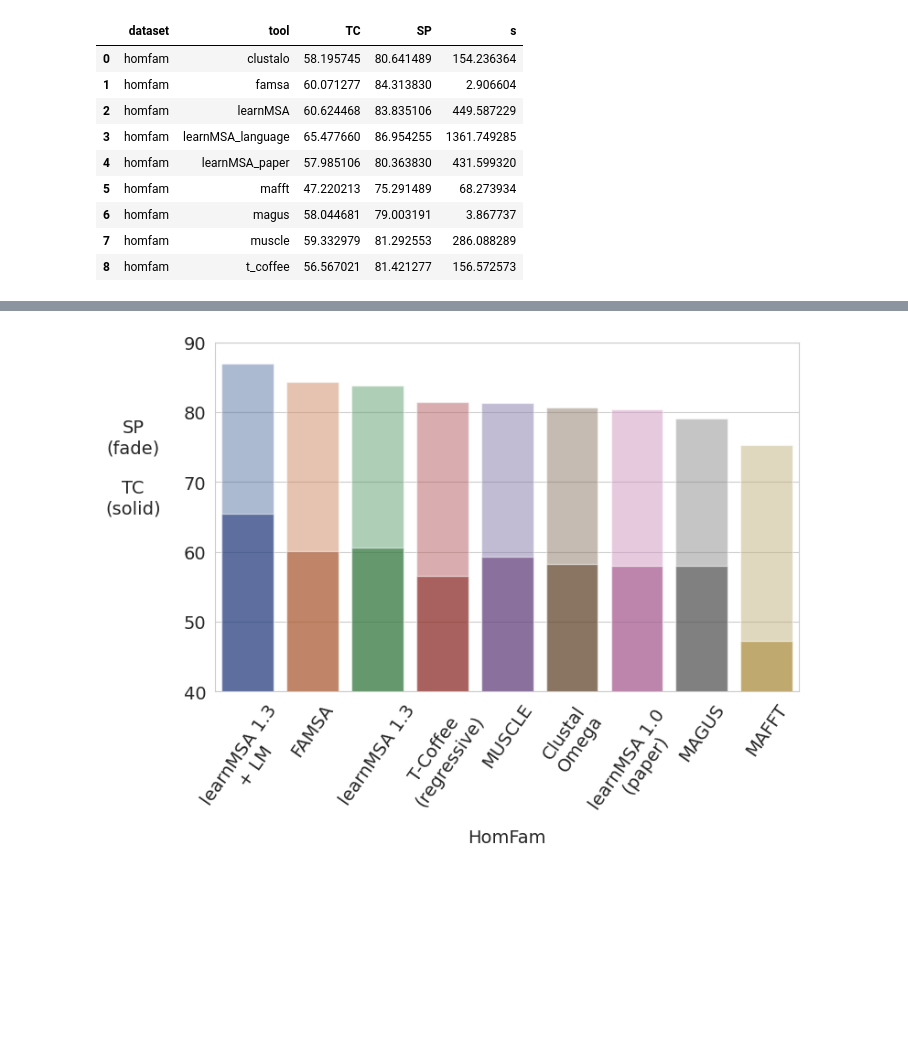
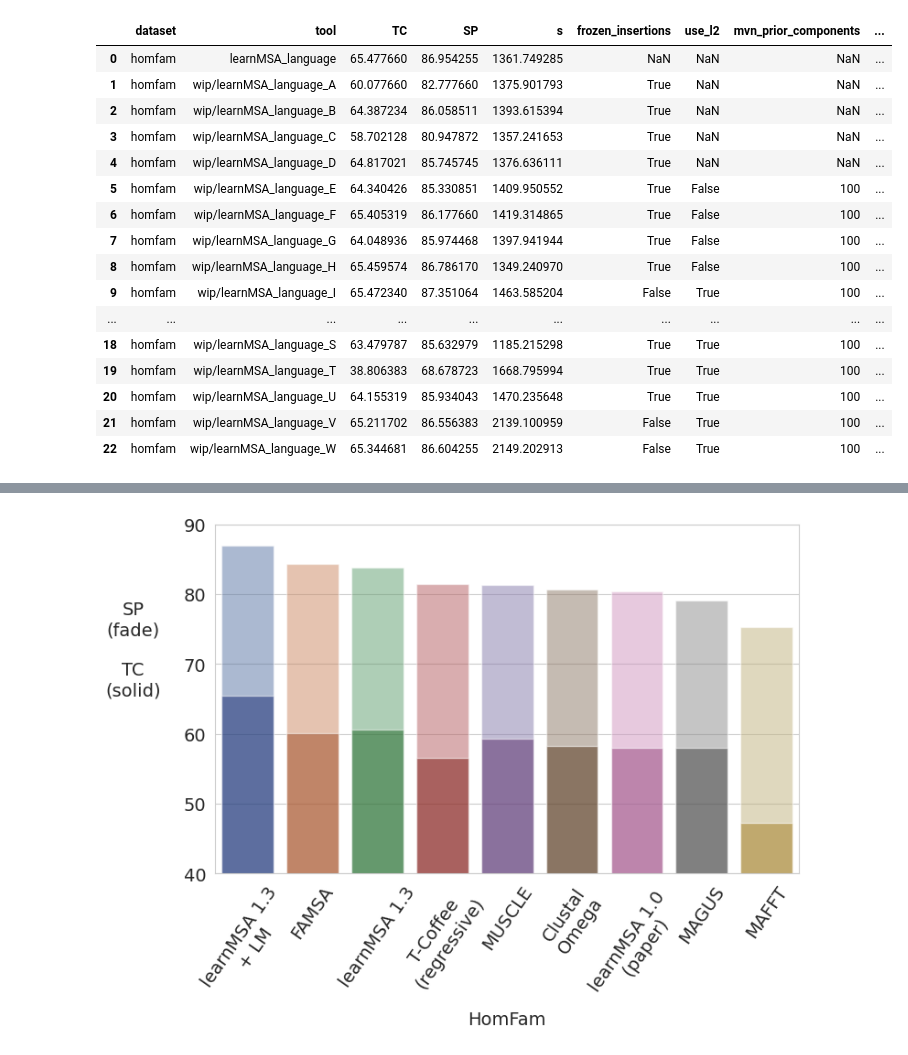
Before and after one commit to felbecker/snakeMSA, a Jupyter notebook: Plots.ipynb, the cells around one changed output, grey strips where cells are left out. Drawn from its saved outputs; the diff is of its cells as text; code cells hidden in the pictures; blank space fills up the shorter version.

```diff
--- a/Plots.ipynb
+++ b/Plots.ipynb
@@ -13,0 +13,11 @@ import numpy as np
+# %%
+col_names = ["dataset", "family", "num_seq", "num_ref_seq", "avg_len", "avg_ref_len", "sim", "SP",
+ "modeler", "TC", "column", "s", "h:m:s", "max_rss", "max_vms", "max_uss",
+"max_pss", "io_in", "io_out", "mean_load", "cpu_time"]
+# %%
+with open("lm_experiments/config.yml", "r") as stream:
+    try:
+        config = yaml.safe_load(stream)
+    except yaml.YAMLError as exc:
+        print(exc)
+config
@@ -13,0 +70,4 @@ import numpy as np
+# %%
+means = merged_df.groupby(["dataset", "experiment"])[["TC", "SP", "s"]].mean().reset_index()
+pd.set_option('display.max_colwidth', None)
+means.sort_values("SP", ascending=False)
@@ -14,6 +96,9 @@ import numpy as np
 # %%
 # Define the list of file names
-tools = ["learnMSA_paper", "learnMSA", "learnMSA_language", "famsa", "t_coffee", "clustalo", "magus", "muscle", "mafft"]
+suffixes = ["A", "B", "C", "D", "E", "F", "G", "H", "I",
+            "J", "K", "L", "M", "N", "O", "P", "Q", "R",
+            "S", "T", "U", "V", "W"]
+tools = ["wip/learnMSA_language_"+s for s in suffixes]+["learnMSA_language"]#["learnMSA_paper", "learnMSA", "learnMSA_language", "wip/learnMSA_langauge" "famsa", "t_coffee", "clustalo", "magus", "muscle", "mafft"]
 num_tools = len(tools)
 
 # Create an empty list to store the dataframes
@@ -21,8 +106,12 @@ dfs = []
 
 # Read each file and append its contents to the list
 for tool in tools:
-    df = pd.read_csv(tool+".tbl", index_col=False, sep=' ', names=["dataset", "family", "num_seq", "num_ref_seq", "avg_len", "avg_ref_len", "sim", "SP", "modeler", "TC", "column",
-                                                  "s", "h:m:s", "max_rss", "max_vms", "max_uss", "max_pss", "io_in", "io_out", "mean_load", "cpu_time"])
+    df = pd.read_csv(tool+".tbl", index_col=False, sep=' ', names=["dataset", "family", "num_seq", "num_ref_seq",
+                                                                "avg_len", "avg_ref_len", "sim", "SP",
+                                                                "modeler", "TC", "column", "s",
+                                                                "h:m:s", "max_rss", "max_vms", "max_uss",
+                                                                "max_pss", "io_in", "io_out", "mean_load",
+                                                                "cpu_time"])
     df["tool"] = tool
     df["overlength"] = df.avg_ref_len / df.avg_len
     df = df.set_index(df.dataset + "_" + df.family)
@@ -57,14 +168,38 @@ merged_df[merged_df.family == "rhv"]
 # %%
 means = merged_df.groupby(["dataset", "tool"])[["TC", "SP", "s"]].mean().reset_index()
+# pull some metadata about the run for a good comparison
+config_items = ["use_l2", "L2_match", "L2_insert", "use_temperature", "use_fixed_temperatur", "mvn_prior_components", "scoring_model_config", "frozen_insertions"]
+for i,tool in means[["tool"]].itertuples():
+    if tool == "learnMSA_language":
+        continue
+    for item in config_items:
+        with open(f"{tool}/logs/homfam/aadh.log") as file:
+            for line in file:
+                if line.startswith(item):
+                    v = line[len(item)+3:]
+                    if item == "scoring_model_config":
+                        v = v[19:-1].split(",")
+                        for j,x in enumerate(["lm_name", "dim", "activation", "_suffix"]):
+                            means.at[i, x] = v[j].strip()[len(x)+1:]
+                    else:
+                        means.at[i, item] = v.strip()
+
 means
 # %% [output]
-|  | dataset | tool | TC | SP | s |
-| 0 | homfam | clustalo | 58.195745 | 80.641489 | 154.236364 |
-| 1 | homfam | famsa | 60.071277 | 84.313830 | 2.906604 |
-| 2 | homfam | learnMSA | 60.624468 | 83.835106 | 449.587229 |
-| 3 | homfam | learnMSA_language | 65.477660 | 86.954255 | 1361.749285 |
-| 4 | homfam | learnMSA_paper | 57.985106 | 80.363830 | 431.599320 |
-| 5 | homfam | mafft | 47.220213 | 75.291489 | 68.273934 |
-| 6 | homfam | magus | 58.044681 | 79.003191 | 3.867737 |
-| 7 | homfam | muscle | 59.332979 | 81.292553 | 286.088289 |
-| 8 | homfam | t_coffee | 56.567021 | 81.421277 | 156.572573 |
+|  | dataset | tool | TC | SP | s | frozen_insertions | use_l2 | mvn_prior_components | ... |
+| 0 | homfam | learnMSA_language | 65.477660 | 86.954255 | 1361.749285 | NaN | NaN | NaN | ... |
+| 1 | homfam | wip/learnMSA_language_A | 60.077660 | 82.777660 | 1375.901793 | True | NaN | NaN | ... |
+| 2 | homfam | wip/learnMSA_language_B | 64.387234 | 86.058511 | 1393.615394 | True | NaN | NaN | ... |
+| 3 | homfam | wip/learnMSA_language_C | 58.702128 | 80.947872 | 1357.241653 | True | NaN | NaN | ... |
+| 4 | homfam | wip/learnMSA_language_D | 64.817021 | 85.745745 | 1376.636111 | True | NaN | NaN | ... |
+| 5 | homfam | wip/learnMSA_language_E | 64.340426 | 85.330851 | 1409.950552 | True | False | 100 | ... |
+| 6 | homfam | wip/learnMSA_language_F | 65.405319 | 86.177660 | 1419.314865 | True | False | 100 | ... |
+| 7 | homfam | wip/learnMSA_language_G | 64.048936 | 85.974468 | 1397.941944 | True | False | 100 | ... |
+| 8 | homfam | wip/learnMSA_language_H | 65.459574 | 86.786170 | 1349.240970 | True | False | 100 | ... |
+| 9 | homfam | wip/learnMSA_language_I | 65.472340 | 87.351064 | 1463.585204 | False | True | 100 | ... |
+| ... | ... | ... | ... | ... | ... | ... | ... | ... | ... |
+| 18 | homfam | wip/learnMSA_language_S | 63.479787 | 85.632979 | 1185.215298 | True | True | 100 | ... |
+| 19 | homfam | wip/learnMSA_language_T | 38.806383 | 68.678723 | 1668.795994 | True | True | 100 | ... |
+| 20 | homfam | wip/learnMSA_language_U | 64.155319 | 85.934043 | 1470.235648 | True | True | 100 | ... |
+| 21 | homfam | wip/learnMSA_language_V | 65.211702 | 86.556383 | 2139.100959 | False | True | 100 | ... |
+| 22 | homfam | wip/learnMSA_language_W | 65.344681 | 86.604255 | 2149.202913 | False | True | 100 | ... |
```
Also changed, not shown: parts of 22 cells of this notebook, 11 other files.
